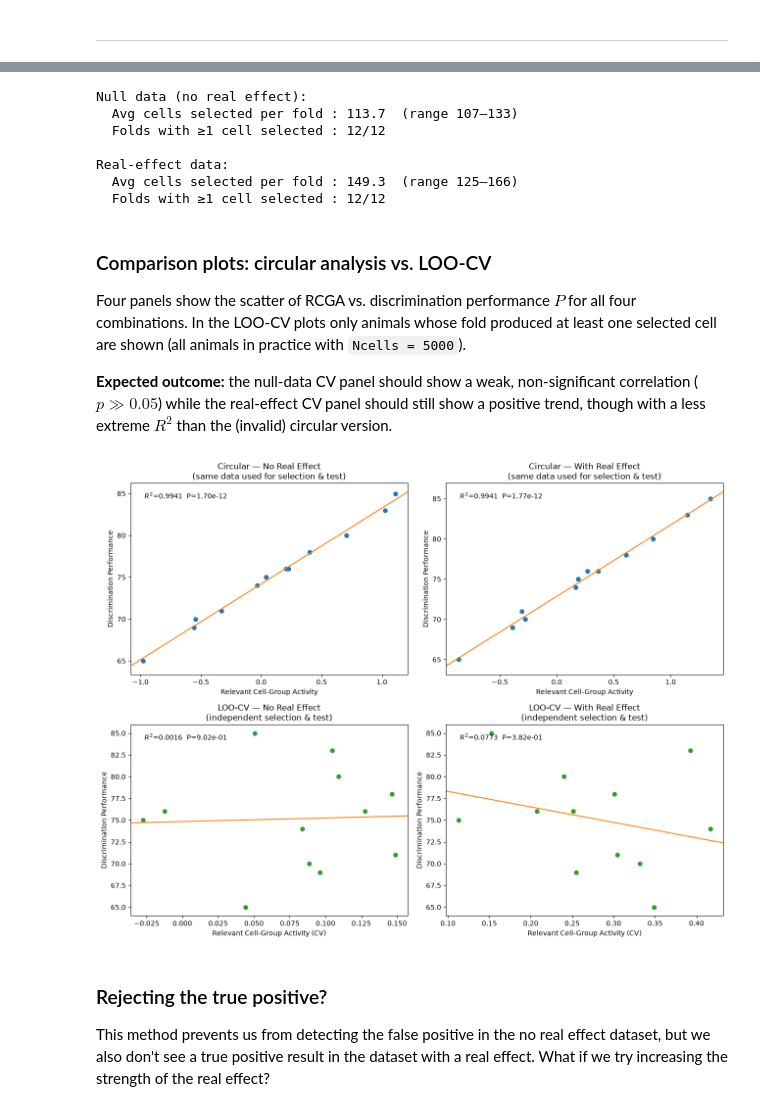
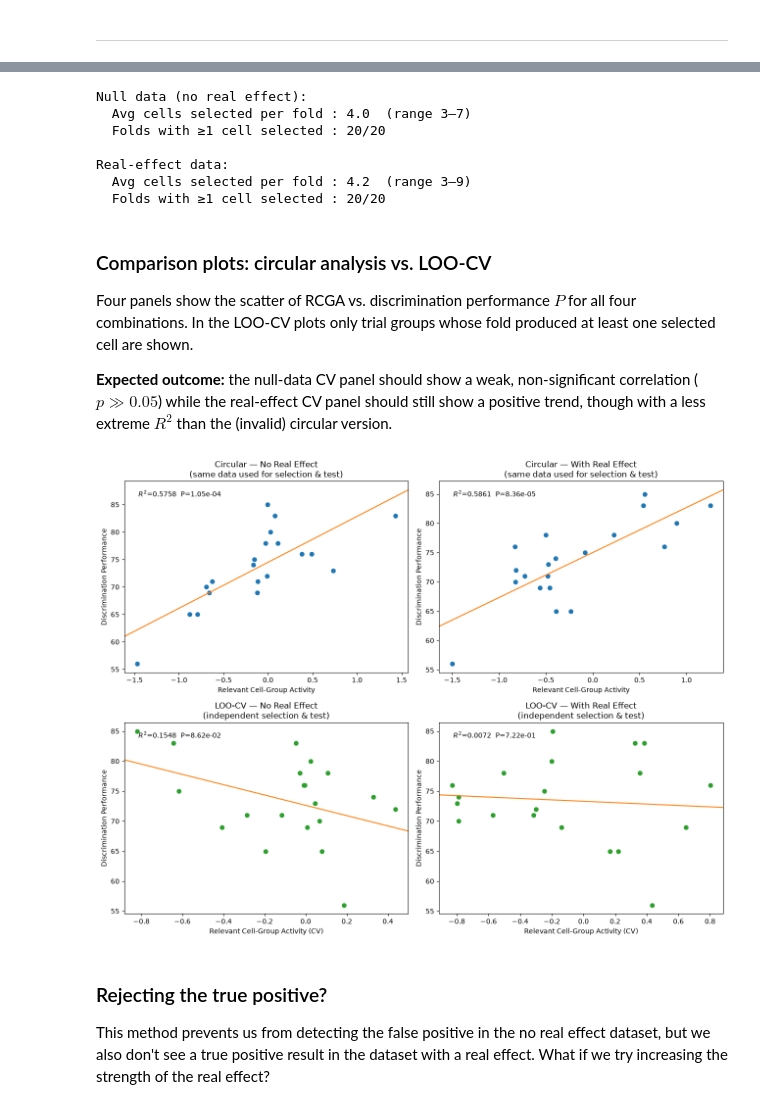
Before and after one commit to AllenSWDB/SWDB_2026_Good_Analysis, a Jupyter notebook: code/pam_workshop/Version1Sample_VisBehavior.ipynb, the cells around one changed output, grey strips where cells are left out. Cells and saved outputs as stored; diff of their text form; code cells hidden in the pictures.

```diff
--- a/code/pam_workshop/Version1Sample_VisBehavior.ipynb
+++ b/code/pam_workshop/Version1Sample_VisBehavior.ipynb
@@ -149,7 +131,5 @@ depend on `Perf`, so there is no true relationship between cell activity and per
 # %%
-mA, sA = 1, 1
-DA = np.empty((Nsubj, Ncells))
-DA[:, StimulusResponsiveCells] = sA * rng.standard_normal((Nsubj, Nresponsive)) + mA
-DA[:, NonResponsiveCells] = sA * rng.standard_normal((Nsubj, Ncells - Nresponsive))
+sA = 1  # noise std of each cell's differential activity
+DA = sA * rng.standard_normal((Ngroups, Ncells))
 print(DA)
 # %% [output]
@@ -226,16 +204,18 @@ that is the double-dipping artifact.
 # %%
 def annotate_corr(ax, rcga, Perf, title):
     ax.plot(rcga, Perf, "o", color="tab:blue", markerfacecolor="tab:blue")
-    bestfit_line(ax, rcga, Perf)
+    fit = stats.linregress(rcga, Perf)
+    xl = np.array(ax.get_xlim())
+    ax.plot(xl, fit.slope * xl + fit.intercept, "-", color="tab:orange")
+    ax.set_xlim(xl)
     ax.set_xlabel("Relevant Cell-Group Activity")
     ax.set_ylabel("Discrimination Performance")
     ax.set_title(title)
-    r_model, p_model = stats.pearsonr(rcga, Perf)
-    Rsquared = r_model ** 2
+    Rsquared = fit.rvalue ** 2
     xlims, ylims = ax.get_xlim(), ax.get_ylim()
     xpos = xlims[0] + 0.05 * (xlims[1] - xlims[0])
     ypos = ylims[1] - 0.08 * (ylims[1] - ylims[0])
-    ax.text(xpos, ypos, f"$R^2$={Rsquared:.4f}  P={p_model:.2e}")
+    ax.text(xpos, ypos, f"$R^2$={Rsquared:.4f}  P={fit.pvalue:.2e}")
 
 
 fig, axes = plt.subplots(1, 2, figsize=(12, 5))
@@ -314,25 +335,26 @@ the number of cells selected in each fold (useful for diagnostics).
 def loo_cv_rcga(DA, Perf):
     """Leave-one-out cross-validated RCGA.
 
-    For each held-out animal i, cells are selected on the other N-1 animals
+    For each held-out trial group i, cells are selected on the other N-1 trial groups
     using the same criteria as the standard analysis (r > 0.1, p < 0.05),
-    then RCGA is computed for animal i on those held-out cells.
+    then RCGA is computed for trial group i on those held-out cells.
 
     Returns
     -------
-    RCGA_cv : ndarray, shape (Nsubj,)
+    RCGA_cv : ndarray, shape (Ngroups,)
         Cross-validated RCGA; NaN where no cells were selected in that fold.
     n_cells : list of int
         Number of cells selected in each fold (diagnostic).
     """
-    Nsubj = DA.shape[0]
-    RCGA_cv = np.full(Nsubj, np.nan)
+    Ngroups = DA.shape[0]
+    RCGA_cv = np.full(Ngroups, np.nan)
     n_cells = []
 
-    for i in range(Nsubj):
-        train_idx = np.delete(np.arange(Nsubj), i)
-        r_tr, p_tr = corr_columns(DA[train_idx], Perf[train_idx])
-        sel_cells = np.where((r_tr > 0.1) & (p_tr < 0.05))[0]
+    for i in range(Ngroups):
+        train_idx = np.delete(np.arange(Ngroups), i)
+        # Correlate every cell with performance on the training folds (vectorized pearsonr).
+        res = stats.pearsonr(DA[train_idx], Perf[train_idx][:, np.newaxis], axis=0)
+        sel_cells = np.where((res.statistic > 0.1) & (res.pvalue < 0.05))[0]
         n_cells.append(sel_cells.size)
         if sel_cells.size > 0:
             RCGA_cv[i] = DA[i, sel_cells].mean()
@@ -346,26 +368,25 @@ RCGA_cv_real, ncells_real = loo_cv_rcga(DA_real, Perf)
 print("Null data (no real effect):")
 print(f"  Avg cells selected per fold : {np.mean(ncells_null):.1f}  "
       f"(range {min(ncells_null)}–{max(ncells_null)})")
-print(f"  Folds with ≥1 cell selected : {np.sum(np.array(ncells_null) > 0)}/{Nsubj}")
+print(f"  Folds with ≥1 cell selected : {np.sum(np.array(ncells_null) > 0)}/{Ngroups}")
 
 print("\nReal-effect data:")
 print(f"  Avg cells selected per fold : {np.mean(ncells_real):.1f}  "
       f"(range {min(ncells_real)}–{max(ncells_real)})")
-print(f"  Folds with ≥1 cell selected : {np.sum(np.array(ncells_real) > 0)}/{Nsubj}")
+print(f"  Folds with ≥1 cell selected : {np.sum(np.array(ncells_real) > 0)}/{Ngroups}")
 # %% [output]
 Null data (no real effect):
-  Avg cells selected per fold : 113.7  (range 107–133)
-  Folds with ≥1 cell selected : 12/12
+  Avg cells selected per fold : 4.0  (range 3–7)
+  Folds with ≥1 cell selected : 20/20
 
 Real-effect data:
-  Avg cells selected per fold : 149.3  (range 125–166)
-  Folds with ≥1 cell selected : 12/12
+  Avg cells selected per fold : 4.2  (range 3–9)
+  Folds with ≥1 cell selected : 20/20
 # %% [markdown]
 ### Comparison plots: circular analysis vs. LOO-CV
 
 Four panels show the scatter of RCGA vs. discrimination performance $P$ for all four combinations.
-In the LOO-CV plots only animals whose fold produced at least one selected cell are shown
-(all animals in practice with `Ncells = 5000`).
+In the LOO-CV plots only trial groups whose fold produced at least one selected cell are shown.
 
 **Expected outcome:** the null-data CV panel should show a weak, non-significant
 correlation ($p \gg 0.05$) while the real-effect CV panel should still show a positive
@@ -375,38 +396,40 @@ def annotate_corr_cv(ax, rcga, Perf, title):
     """Like annotate_corr but handles NaN entries from LOO-CV."""
     mask = ~np.isnan(rcga)
     rcga_valid, Perf_valid = rcga[mask], Perf[mask]
     ax.plot(rcga_valid, Perf_valid, "o", color="tab:green", markerfacecolor="tab:green")
-    bestfit_line(ax, rcga_valid, Perf_valid)
+    fit = stats.linregress(rcga_valid, Perf_valid)
+    xl = np.array(ax.get_xlim())
+    ax.plot(xl, fit.slope * xl + fit.intercept, "-", color="tab:orange")
+    ax.set_xlim(xl)
     ax.set_xlabel("Relevant Cell-Group Activity (CV)")
     ax.set_ylabel("Discrimination Performance")
     ax.set_title(title)
     if Perf_valid.size >= 3:
-        r_cv, p_cv = stats.pearsonr(rcga_valid, Perf_valid)
-        Rsq = r_cv ** 2
+        Rsq = fit.rvalue ** 2
         xlims, ylims = ax.get_xlim(), ax.get_ylim()
         xpos = xlims[0] + 0.05 * (xlims[1] - xlims[0])
         ypos = ylims[1] - 0.08 * (ylims[1] - ylims[0])
-        ax.text(xpos, ypos, f"$R^2$={Rsq:.4f}  P={p_cv:.2e}")
+        ax.text(xpos, ypos, f"$R^2$={Rsq:.4f}  P={fit.pvalue:.2e}")
 
 
 fig, axes = plt.subplots(2, 2, figsize=(13, 10))
 
 # Row 1 — circular (standard) analysis
 annotate_corr(axes[0, 0], RCGA, Perf,
               "Circular — No Real Effect\n(same data used for selection & test)")
 annotate_corr(axes[0, 1], RCGA_real, Perf,
               "Circular — With Real Effect\n(same data used for selection & test)")
 
 # Row 2 — LOO-CV (independent) analysis
 annotate_corr_cv(axes[1, 0], RCGA_cv_null, Perf,
                  "LOO-CV — No Real Effect\n(independent selection & test)")
 annotate_corr_cv(axes[1, 1], RCGA_cv_real, Perf,
                  "LOO-CV — With Real Effect\n(independent selection & test)")
 
 plt.tight_layout()
 plt.show()
 # %% [output]
-[figure, old version]
+[figure, new version]
 # %% [markdown]
 ### Rejecting the true positive?
 This method prevents us from detecting the false positive in the no real effect dataset, but we also don't see a true positive result in the dataset with a real effect. What if we try increasing the strength of the real effect?
```
Also changed, not shown: parts of 37 cells of this notebook.
